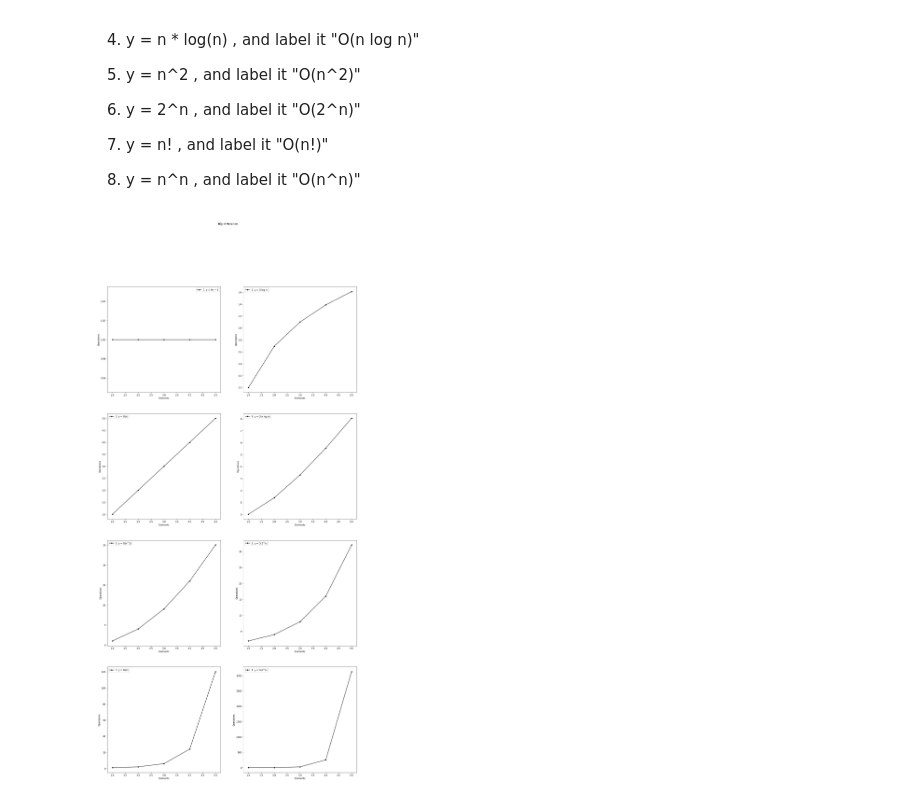
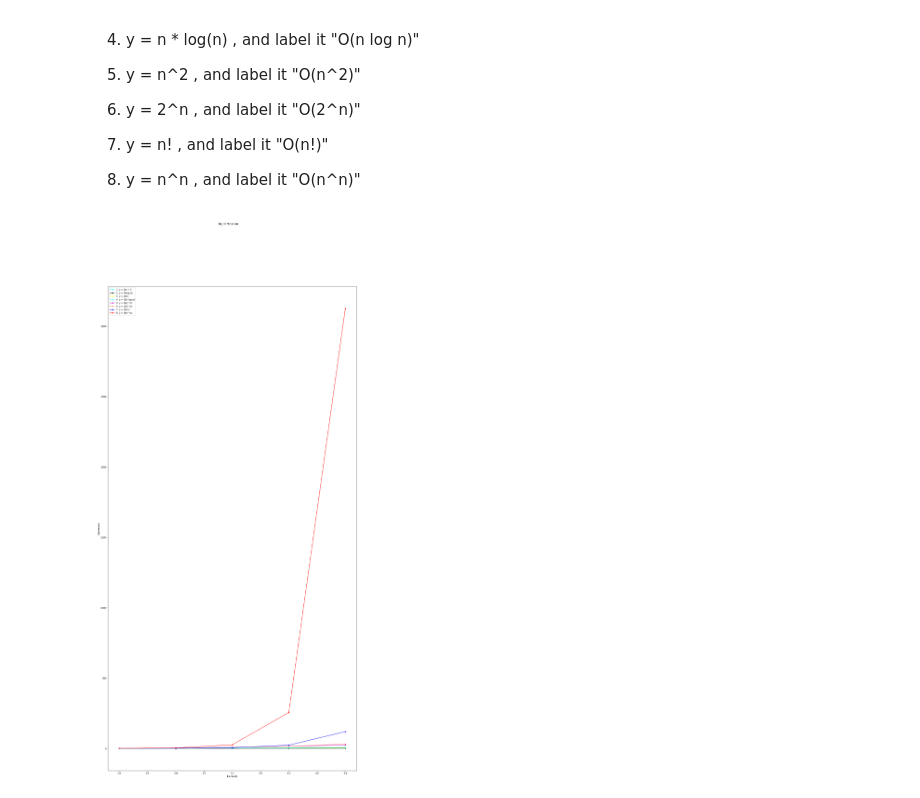
Before and after one commit to joann-balraj/numpy-pandas-visualization-exercises, a Jupyter notebook: big_o_notation.ipynb, the cells around one changed output. Drawn from its saved outputs; the diff is of its cells as text; code cells hidden in the pictures.

```diff
--- a/big_o_notation.ipynb
+++ b/big_o_notation.ipynb
@@ -44,16 +44,13 @@ y8 = [(n ** n) for n in n]
 
 plt.figure(figsize = (20,40))
 plt.suptitle('Big O Notation')
-plt.subplot(4,2,1)
-plt.plot(n,y1, color = 'k', marker = '*',
+plt.plot(n,y1, color = 'cyan', marker = '*',
          linestyle = '-', label ='1. y = On + 1')
 plt.xlabel('Elements')
 plt.ylabel('Operations')
 plt.legend()
 
 
-
-plt.subplot(4,2,2)
 plt.plot(n,y2, color = 'k', marker = '*',
          linestyle = '-', label ='2. y = O(log n)')
 plt.xlabel('Elements')
@@ -62,8 +59,7 @@ plt.legend()
 
 
 
-plt.subplot(4,2,3)
-plt.plot(n,y3, color = 'k', marker = '*',
+plt.plot(n,y3, color = 'yellow', marker = '*',
          linestyle = '-', label ='3. y = O(n)')
 plt.xlabel('Elements')
 plt.ylabel('Operations')
@@ -72,44 +68,39 @@ plt.legend()
 
 
 
-plt.subplot(4,2,4)
-plt.plot(n,y4, color = 'k', marker = '*',
+plt.plot(n,y4, color = 'cyan', marker = '*',
          linestyle = '-', label ='4. y = O(n log n)')
 plt.xlabel('Elements')
 plt.ylabel('Operations')
 plt.legend()
 
 
 
-plt.subplot(4,2,5)
-plt.plot(n,y5, color = 'k', marker = '*',
+plt.plot(n,y5, color = 'm', marker = '*',
          linestyle = '-', label ='5. y = O(n^2)')
 plt.xlabel('Elements')
 plt.ylabel('Operations')
 plt.legend()
 
 
-plt.subplot(4,2,6)
-plt.plot(n,y6, color = 'k', marker = '*',
+plt.plot(n,y6, color = 'salmon', marker = '*',
          linestyle = '-', label = '6. y = O(2^n)')
 plt.xlabel('Elements')
 plt.ylabel('Operations')
 plt.legend()
 
 
-plt.subplot(4,2,7)
-plt.plot(n,y7, color = 'k', marker = '*',
+plt.plot(n,y7, color = 'blue', marker = '*',
          linestyle = '-', label = '7. y = O(n!)')
 plt.xlabel('Elements')
 plt.ylabel('Operations')
 plt.legend()
 
 
-plt.subplot(4,2,8)
-plt.plot(n,y8, color = 'k', marker = '*',
+plt.plot(n,y8, color = 'red', marker = '*',
          linestyle = '-', label = '8. y = O(n^n)')
 plt.xlabel('Elements')
 plt.ylabel('Operations')
 plt.legend();
 # %% [output]
-[figure, old version]
+[figure, new version]
```
Also changed, not shown: 2 other files.
